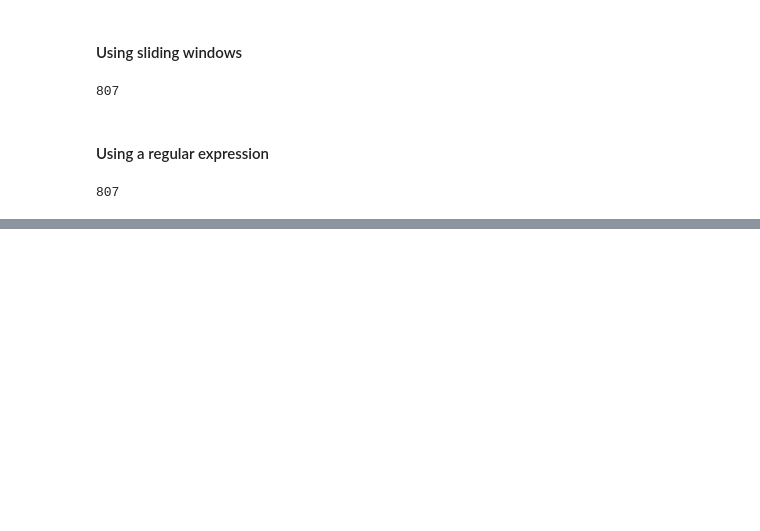
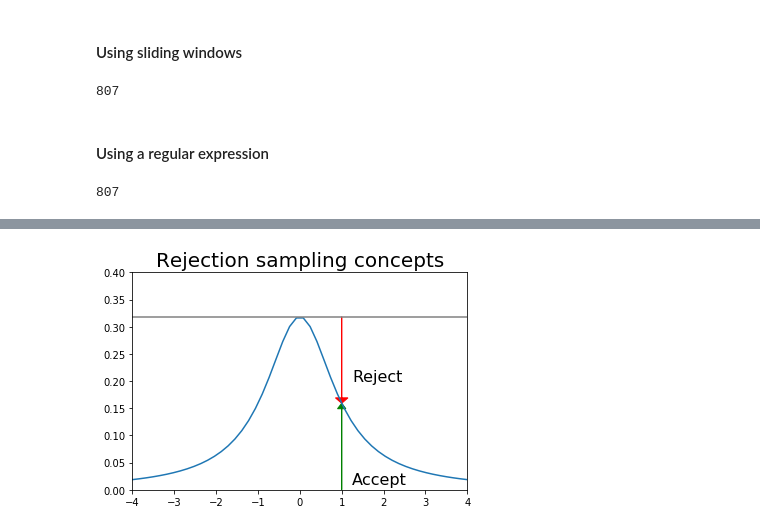
Before and after one commit to cliburn/sta-663-2018, a Jupyter notebook: notebooks/S10A_Random_Variables.ipynb, the cells around one changed output, grey strips where cells are left out. Drawn from its saved outputs; the diff is of its cells as text; code cells hidden in the pictures; blank space fills up the shorter version.

Commit message:
Add rejection sampling

```diff
--- a/notebooks/S10A_Random_Variables.ipynb
+++ b/notebooks/S10A_Random_Variables.ipynb
@@ -283,0 +292,21 @@ runs
+# %%
+x = np.linspace(-4, 4)
+
+df = 10
+dist = stats.cauchy()
+upper = dist.pdf(0)
+# %%
+plt.plot(x, dist.pdf(x))
+plt.axhline(upper, color='grey')
+px = 1.0
+plt.arrow(px,0,0,dist.pdf(1.0)-0.01, linewidth=1,
+          head_width=0.2, head_length=0.01, fc='g', ec='g')
+plt.arrow(px,upper,0,-(upper-dist.pdf(px)-0.01), linewidth=1,
+          head_width=0.3, head_length=0.01, fc='r', ec='r')
+plt.text(px+.25, 0.2, 'Reject', fontsize=16)
+plt.text(px+.25, 0.01, 'Accept', fontsize=16)
+plt.axis([-4,4,0,0.4])
+plt.title('Rejection sampling concepts', fontsize=20)
+pass
+# %% [output]
+[figure, added]
```
Also changed, not shown: parts of 3 cells of this notebook.
